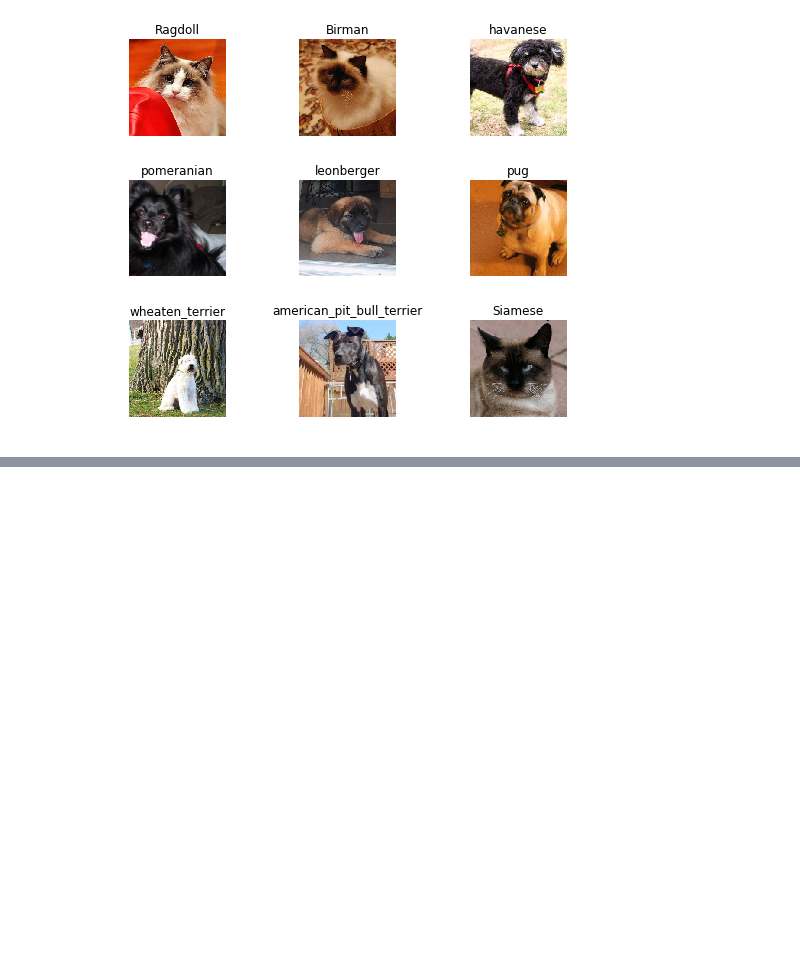
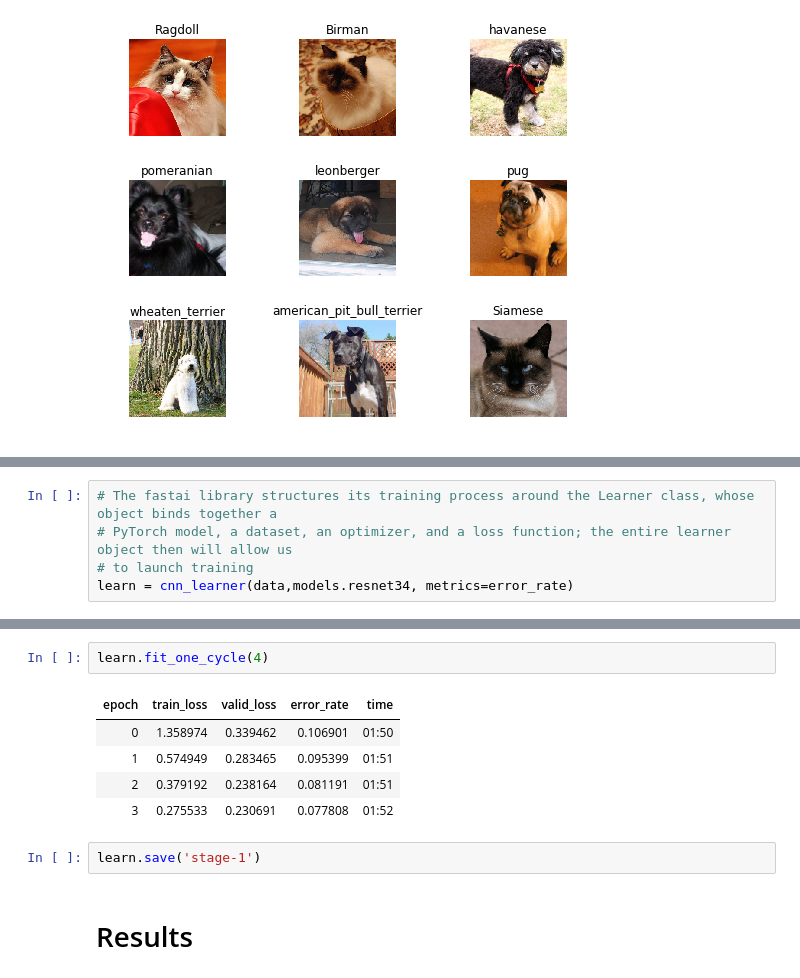
Before and after one commit to cleysonl/Fast-Ai, a Jupyter notebook: Lesson1.ipynb, the cells around one changed output, grey strips where cells are left out. Saved outputs shown, nothing was run; the diff lists cells and outputs as text; blank space fills up the shorter version.

```diff
--- a/Lesson1.ipynb
+++ b/Lesson1.ipynb
@@ -58,0 +67,5 @@ data.show_batch(rows=3, figsize=(7,6))
+# %%
+# The fastai library structures its training process around the Learner class, whose object binds together a
+# PyTorch model, a dataset, an optimizer, and a loss function; the entire learner object then will allow us
+# to launch training
+learn = cnn_learner(data,models.resnet34, metrics=error_rate)
@@ -58,0 +94,12 @@ data.show_batch(rows=3, figsize=(7,6))
+# %%
+learn.fit_one_cycle(4)
+# %% [output]
+| epoch | train_loss | valid_loss | error_rate | time |
+| 0 | 1.358974 | 0.339462 | 0.106901 | 01:50 |
+| 1 | 0.574949 | 0.283465 | 0.095399 | 01:51 |
+| 2 | 0.379192 | 0.238164 | 0.081191 | 01:51 |
+| 3 | 0.275533 | 0.230691 | 0.077808 | 01:52 |
+# %%
+learn.save('stage-1')
+# %% [markdown]
+# Results
```
Also changed, not shown: parts of 4 cells of this notebook.
